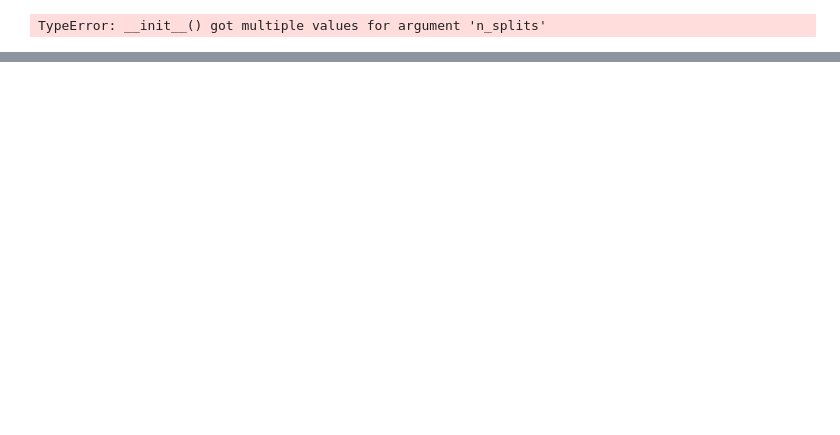
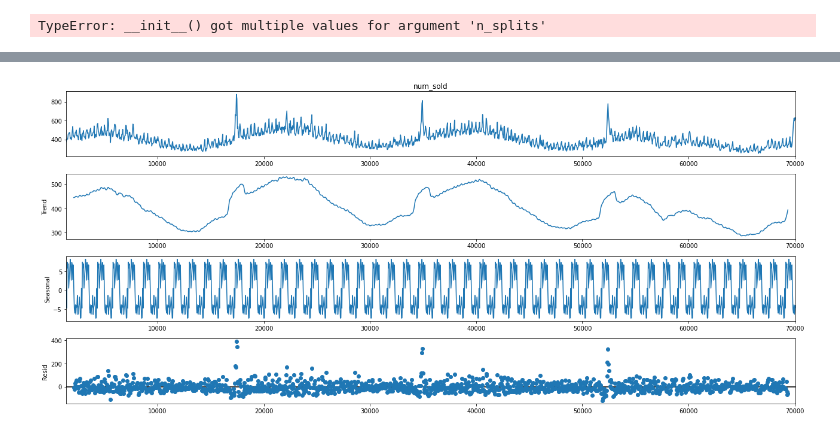
Before and after one commit to pmnry/KaggleSept, a Jupyter notebook: septembertabularplayground.ipynb, the cells around one changed output, grey strips where cells are left out. Drawn from its saved outputs; the diff is of its cells as text; code cells hidden in the pictures; blank space fills up the shorter version.

```diff
--- a/septembertabularplayground.ipynb
+++ b/septembertabularplayground.ipynb
@@ -33,6 +38,9 @@ for dirname, _, filenames in os.walk('/kaggle/input'):
 # %%
 train = pd.read_csv('../input/tabular-playground-series-sep-2022/train.csv')
 test = pd.read_csv('../input/tabular-playground-series-sep-2022/test.csv')
+# %%
+train['date'] = pd.to_datetime(train['date'])
+test['date'] = pd.to_datetime(test['date'])
 # %% [markdown]
 ## EDA
 
@@ -232,7 +215,10 @@ sns.catplot(x="product", y="num_sold", kind="point", data=train)
 # %% [markdown]
 ### Feature engineering
 # %%
-train['weekday'] = dt.apply(lambda x: x.weekday())
-train['month'] = dt.apply(lambda x: x.month)
+train['weekday'] = train['date'].apply(lambda x: x.weekday())
+train['month'] = train['date'].apply(lambda x: x.month)
+
+test['weekday'] = test['date'].apply(lambda x: x.weekday())
+test['month'] = test['date'].apply(lambda x: x.month)
 # %%
 df = train[(train['country'] == 'Belgium') & (train['store'] == 'KaggleMart') & (train['product'] == 'A')]
@@ -348,0 +385,9 @@ result_df
+# %%
+import statsmodels.api as sm
+from pylab import rcParams
+rcParams['figure.figsize'] = 18, 8
+decomposition = sm.tsa.seasonal_decompose(y, model='additive', period = 30)
+fig = decomposition.plot()
+plt.show()
+# %% [output]
+[figure, added]
```
Also changed, not shown: parts of 23 cells of this notebook.
